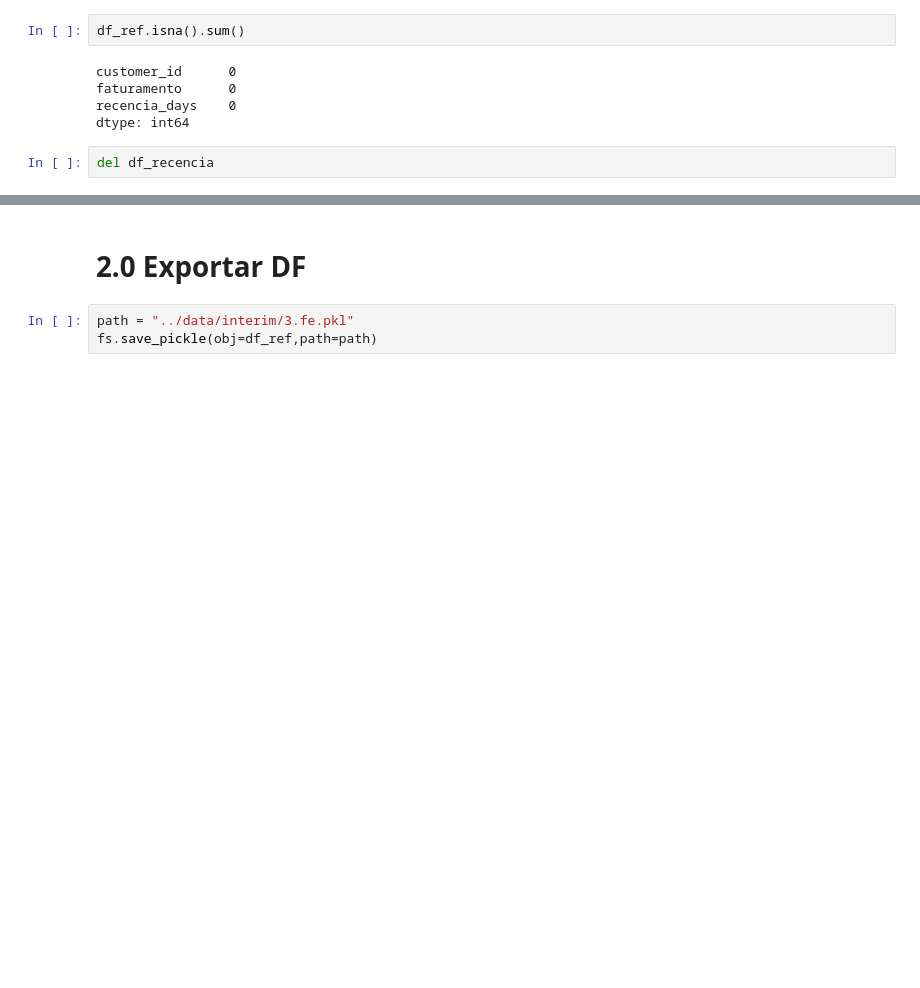
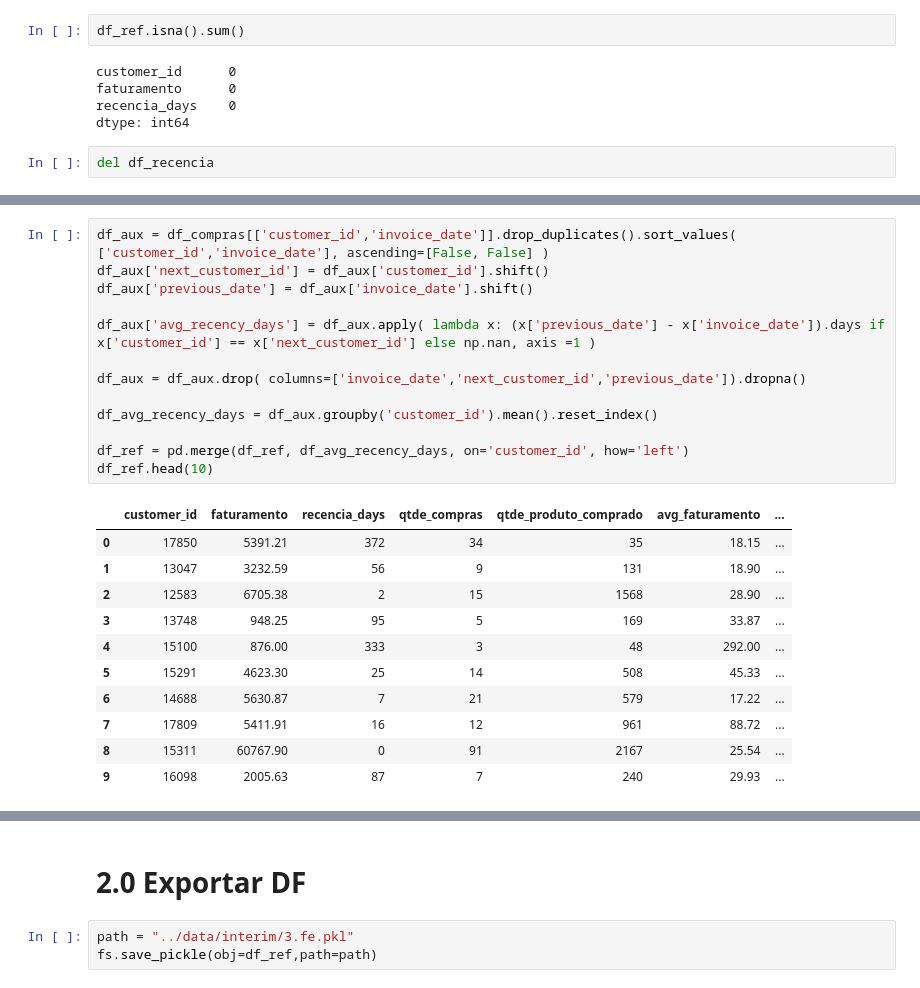
Before and after one commit to Gabrielnbr/Fidelidade-Classificacao, a Jupyter notebook: notebooks/3.0.feature_engineering.ipynb, the cells around one changed output, grey strips where cells are left out. Saved outputs shown, nothing was run; the diff lists cells and outputs as text; blank space fills up the shorter version.

```diff
--- a/notebooks/3.0.feature_engineering.ipynb
+++ b/notebooks/3.0.feature_engineering.ipynb
@@ -167,0 +209,25 @@ dtype: int64
+# %%
+df_aux = df_compras[['customer_id','invoice_date']].drop_duplicates().sort_values( ['customer_id','invoice_date'], ascending=[False, False] )
+df_aux['next_customer_id'] = df_aux['customer_id'].shift()
+df_aux['previous_date'] = df_aux['invoice_date'].shift()
+
+df_aux['avg_recency_days'] = df_aux.apply( lambda x: (x['previous_date'] - x['invoice_date']).days if x['customer_id'] == x['next_customer_id'] else np.nan, axis =1 )
+
+df_aux = df_aux.drop( columns=['invoice_date','next_customer_id','previous_date']).dropna()
+
+df_avg_recency_days = df_aux.groupby('customer_id').mean().reset_index()
+
+df_ref = pd.merge(df_ref, df_avg_recency_days, on='customer_id', how='left')
+df_ref.head(10)
+# %% [output]
+|  | customer_id | faturamento | recencia_days | qtde_compras | qtde_produto_comprado | avg_faturamento | ... |
+| 0 | 17850 | 5391.21 | 372 | 34 | 35 | 18.15 | ... |
+| 1 | 13047 | 3232.59 | 56 | 9 | 131 | 18.90 | ... |
+| 2 | 12583 | 6705.38 | 2 | 15 | 1568 | 28.90 | ... |
+| 3 | 13748 | 948.25 | 95 | 5 | 169 | 33.87 | ... |
+| 4 | 15100 | 876.00 | 333 | 3 | 48 | 292.00 | ... |
+| 5 | 15291 | 4623.30 | 25 | 14 | 508 | 45.33 | ... |
+| 6 | 14688 | 5630.87 | 7 | 21 | 579 | 17.22 | ... |
+| 7 | 17809 | 5411.91 | 16 | 12 | 961 | 88.72 | ... |
+| 8 | 15311 | 60767.90 | 0 | 91 | 2167 | 25.54 | ... |
+| 9 | 16098 | 2005.63 | 87 | 7 | 240 | 29.93 | ... |
```
Also changed, not shown: parts of 27 cells of this notebook, 1 other file.
